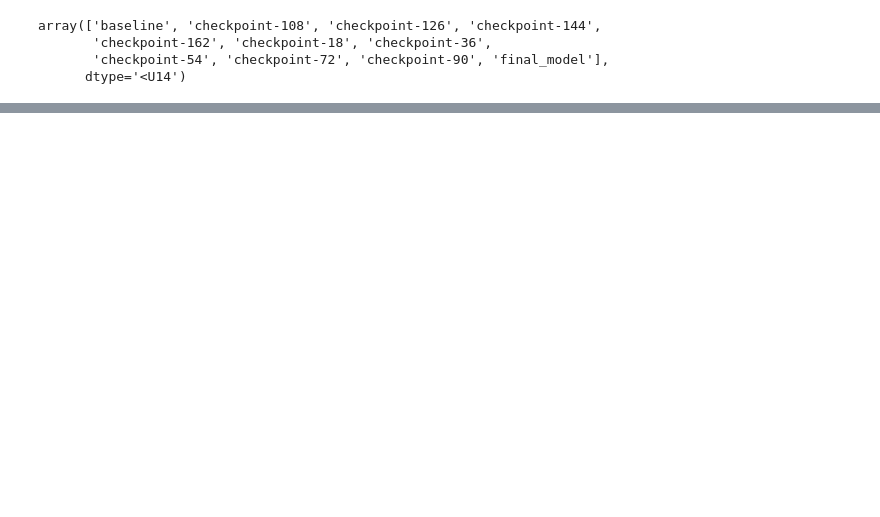
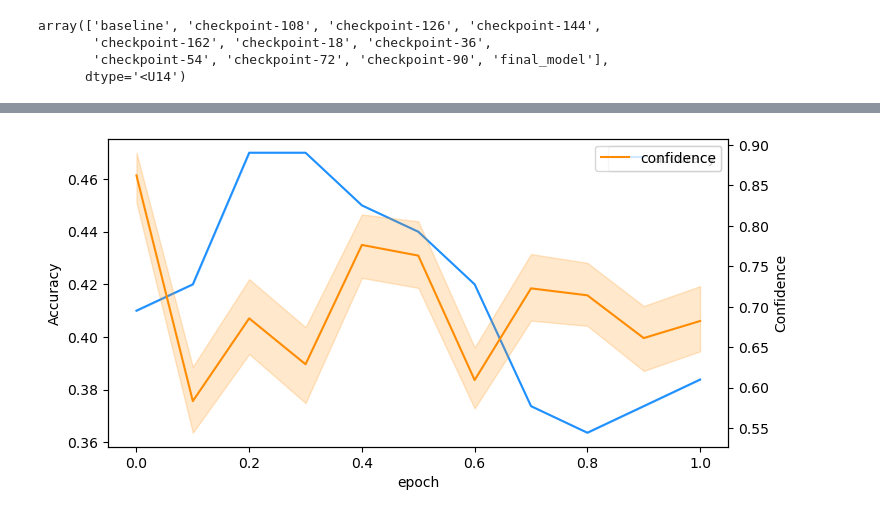
Before and after one commit to BeanHam/2024-llm-uncertainty, a Jupyter notebook: misc/visualization.ipynb, the cells around one changed output, grey strips where cells are left out. Saved outputs shown, nothing was run; the diff lists cells and outputs as text; code cells hidden in the pictures; blank space fills up the shorter version.

```diff
--- a/misc/visualization.ipynb
+++ b/misc/visualization.ipynb
@@ -61,0 +91,29 @@ pass
+# %%
+ACCURACY = []
+CONFIDENCE = []
+EPOCH = []
+for file in files:
+    epoch = epoch_index[file]
+    confidence = np.load(f'../{data_path}/{file}.npy')
+    with open(f'../{data_path}/{file}.json') as f: d = json.load(f)
+    accuracy = d['accuracy']
+
+    EPOCH.append(np.repeat(epoch, len(confidence)))
+    ACCURACY.append(np.repeat(accuracy, len(confidence)))
+    CONFIDENCE.append(confidence)
+EPOCH = np.concatenate(EPOCH)
+ACCURACY = np.concatenate(ACCURACY)
+CONFIDENCE = np.concatenate(CONFIDENCE)
+vis_data = pd.DataFrame(np.c_[EPOCH, ACCURACY, CONFIDENCE], columns=['epoch', 'accuracy', 'confidence'])
+# %%
+fig, ax1 = plt.subplots(figsize=(8, 4))
+ax2 = ax1.twinx()
+sns.lineplot(data=vis_data, x="epoch", y="accuracy", ax=ax1, color='dodgerblue', label='accuracy')
+sns.lineplot(data=vis_data, x="epoch", y="confidence", ax=ax2, color='darkorange', label='confidence')
+ax1.set_ylabel('Accuracy')
+ax2.set_ylabel('Confidence')
+plt.legend()
+plt.show()
+pass
+# %% [output]
+[figure, added]
```
Also changed, not shown: parts of 6 cells of this notebook.
